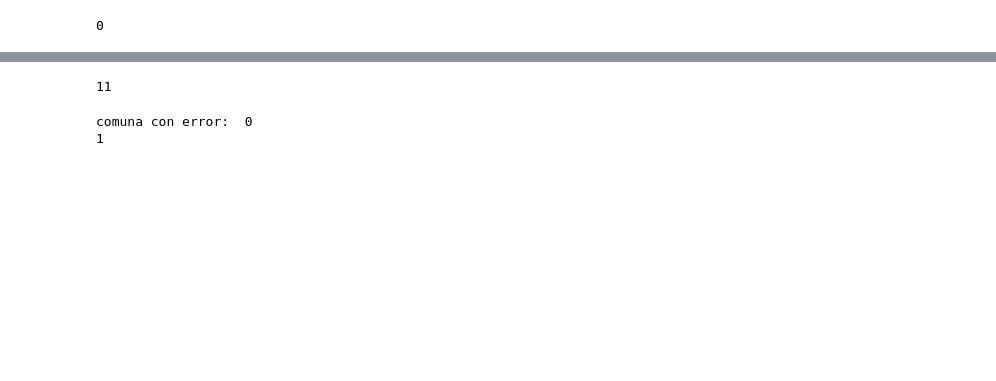
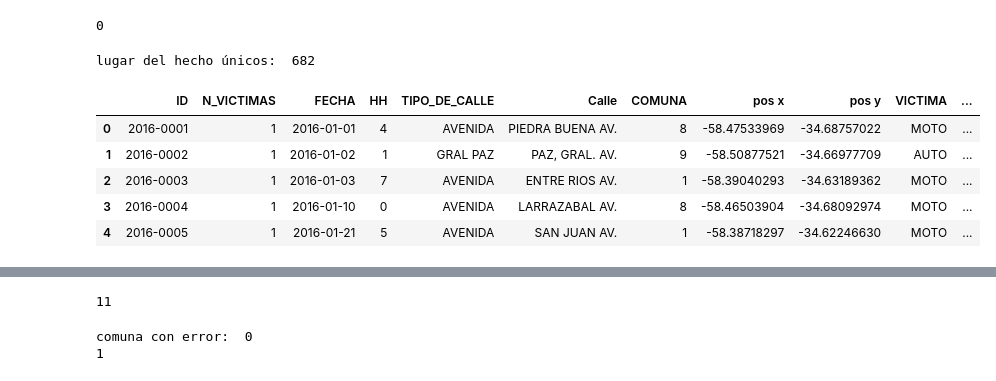
Before and after one commit to JUrielCerecero/Proyecto-Indiviudal-de-Data-Analytics-Siniestro-viales, a Jupyter notebook: ETL.ipynb, the cells around one changed output, grey strips where cells are left out. Drawn from its saved outputs; the diff is of its cells as text; code cells hidden in the pictures; blank space fills up the shorter version.

```diff
--- a/ETL.ipynb
+++ b/ETL.ipynb
@@ -175,3 +183,16 @@ dfhechos['Altura']=dfhechos.Altura.astype(str)
+# %%
+#quitamos las columnas de lugar del hecho, ya que  para fines de analsis no nos son relevantes, al ser muchos datos distintos, no nos arrojan un dato relevante
+print('lugar del hecho únicos: ',len(dfhechos.LUGAR_DEL_HECHO.unique()))
+dfhechos.drop(columns='LUGAR_DEL_HECHO',inplace=True)
+dfhechos.head()
+# %% [output]
+lugar del hecho únicos:  682
+|  | ID | N_VICTIMAS | FECHA | HH | TIPO_DE_CALLE | Calle | COMUNA | pos x | pos y | VICTIMA | ... |
+| 0 | 2016-0001 | 1 | 2016-01-01 | 4 | AVENIDA | PIEDRA BUENA AV. | 8 | -58.47533969 | -34.68757022 | MOTO | ... |
+| 1 | 2016-0002 | 1 | 2016-01-02 | 1 | GRAL PAZ | PAZ, GRAL. AV. | 9 | -58.50877521 | -34.66977709 | AUTO | ... |
+| 2 | 2016-0003 | 1 | 2016-01-03 | 7 | AVENIDA | ENTRE RIOS AV. | 1 | -58.39040293 | -34.63189362 | MOTO | ... |
+| 3 | 2016-0004 | 1 | 2016-01-10 | 0 | AVENIDA | LARRAZABAL AV. | 8 | -58.46503904 | -34.68092974 | MOTO | ... |
+| 4 | 2016-0005 | 1 | 2016-01-21 | 5 | AVENIDA | SAN JUAN AV. | 1 | -58.38718297 | -34.62246630 | MOTO | ... |
 # %%
 #cambiamos el formato de los datos, de mayusculas, a tener cada palabra la primer letra mayúscula
 cols=dfhechos.select_dtypes(include='object').columns
```
Also changed, not shown: parts of 35 cells of this notebook.
